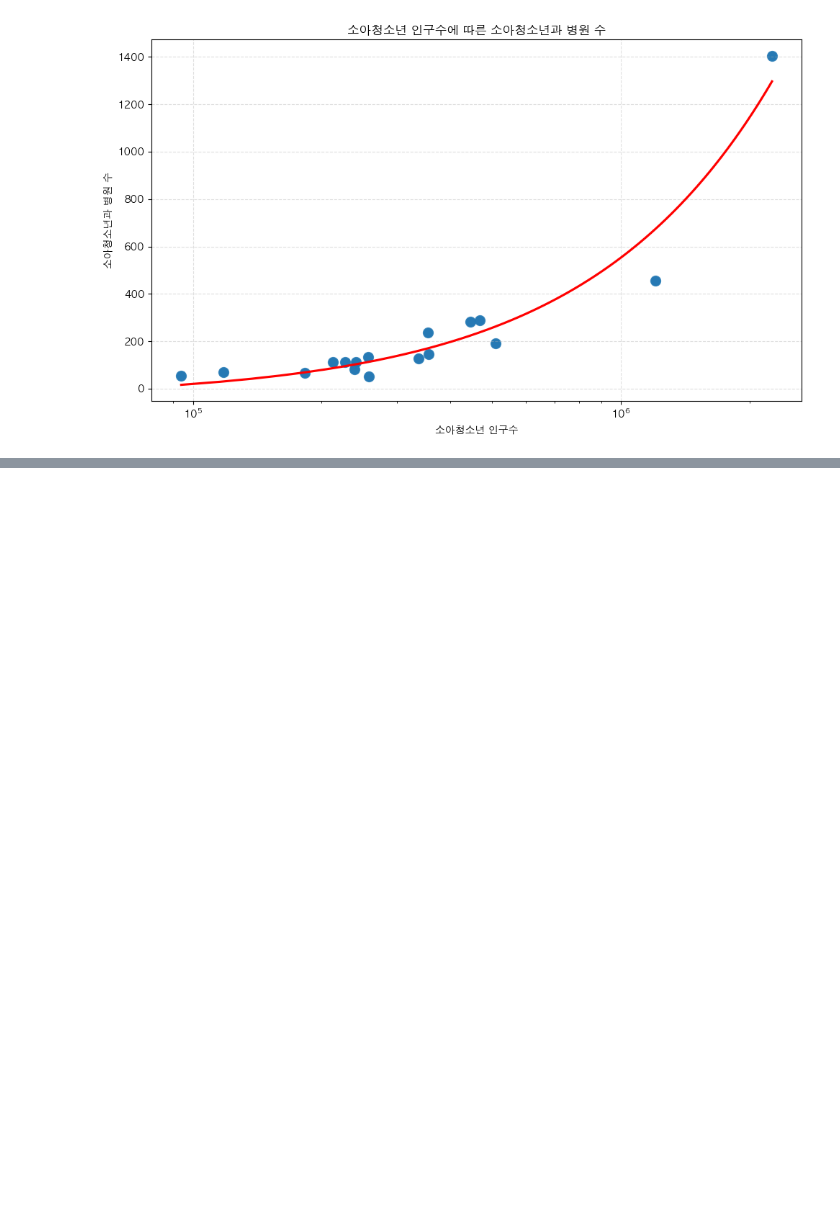
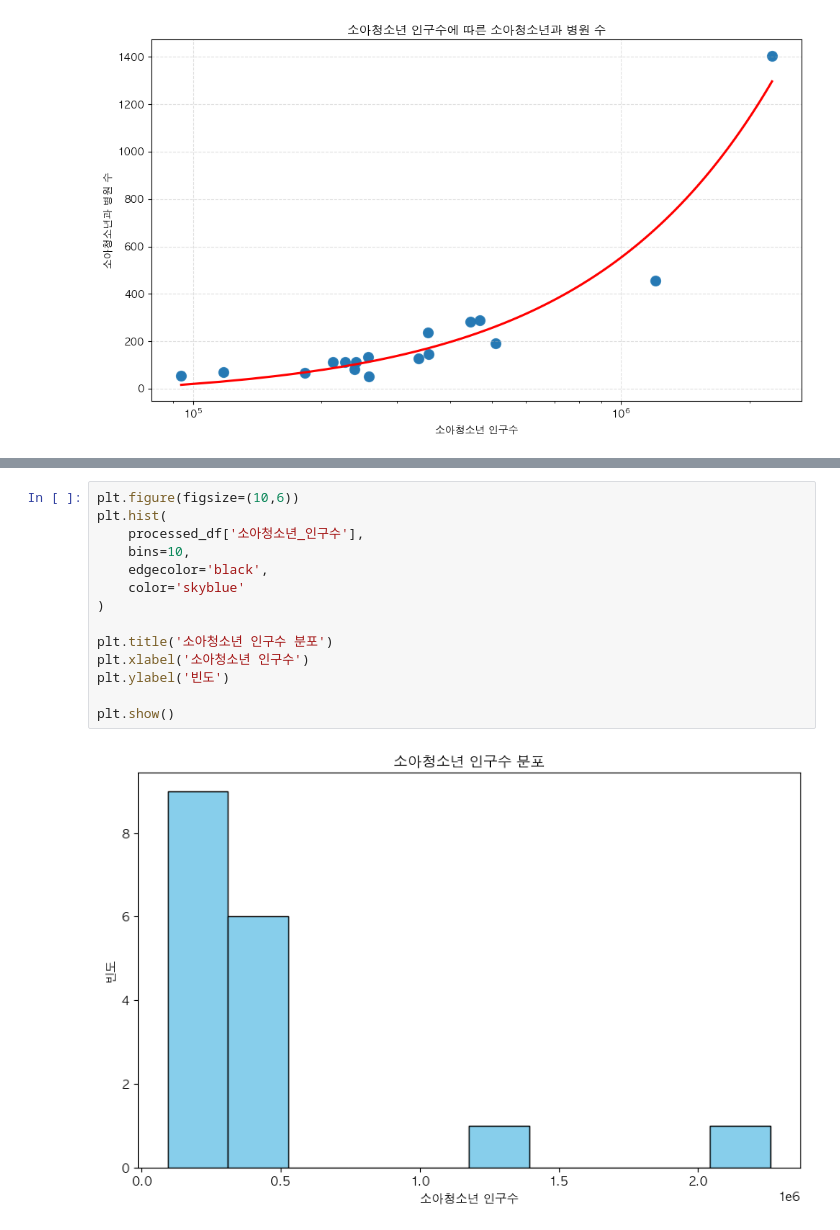
Before and after one commit to 25-SDA-team8/25-SDA-team8, a Jupyter notebook: src/pediatric/EDA.ipynb, the cells around one changed output, grey strips where cells are left out. Saved outputs shown, nothing was run; the diff lists cells and outputs as text; blank space fills up the shorter version.

```diff
--- a/src/pediatric/EDA.ipynb
+++ b/src/pediatric/EDA.ipynb
@@ -147,0 +166,16 @@ processed_df[['소아청소년_인구수','소아청소년과']].corr()
+# %%
+plt.figure(figsize=(10,6))
+plt.hist(
+    processed_df['소아청소년_인구수'],
+    bins=10,
+    edgecolor='black',
+    color='skyblue'
+)
+
+plt.title('소아청소년 인구수 분포')
+plt.xlabel('소아청소년 인구수')
+plt.ylabel('빈도')
+
+plt.show()
+# %% [output]
+[figure, added]
```
Also changed, not shown: parts of 3 cells of this notebook, 3 other files.
